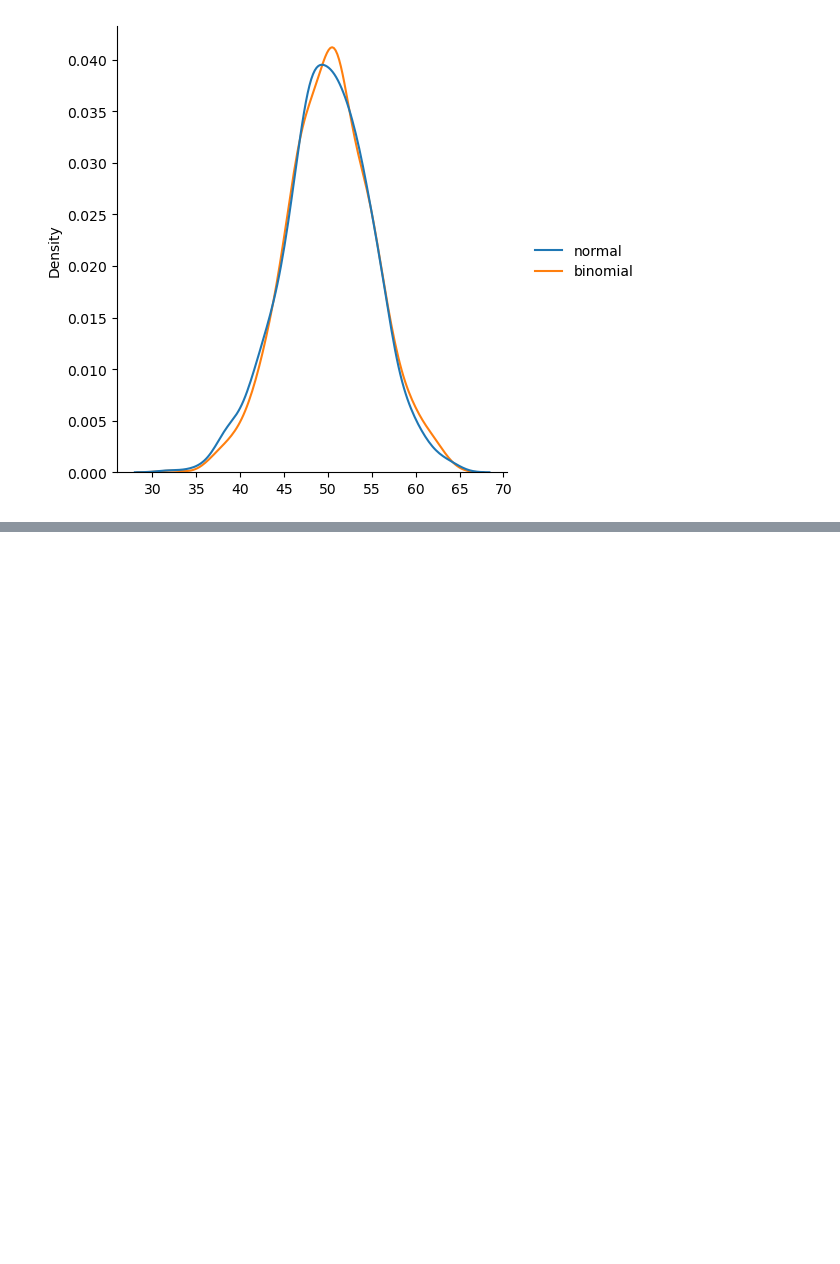
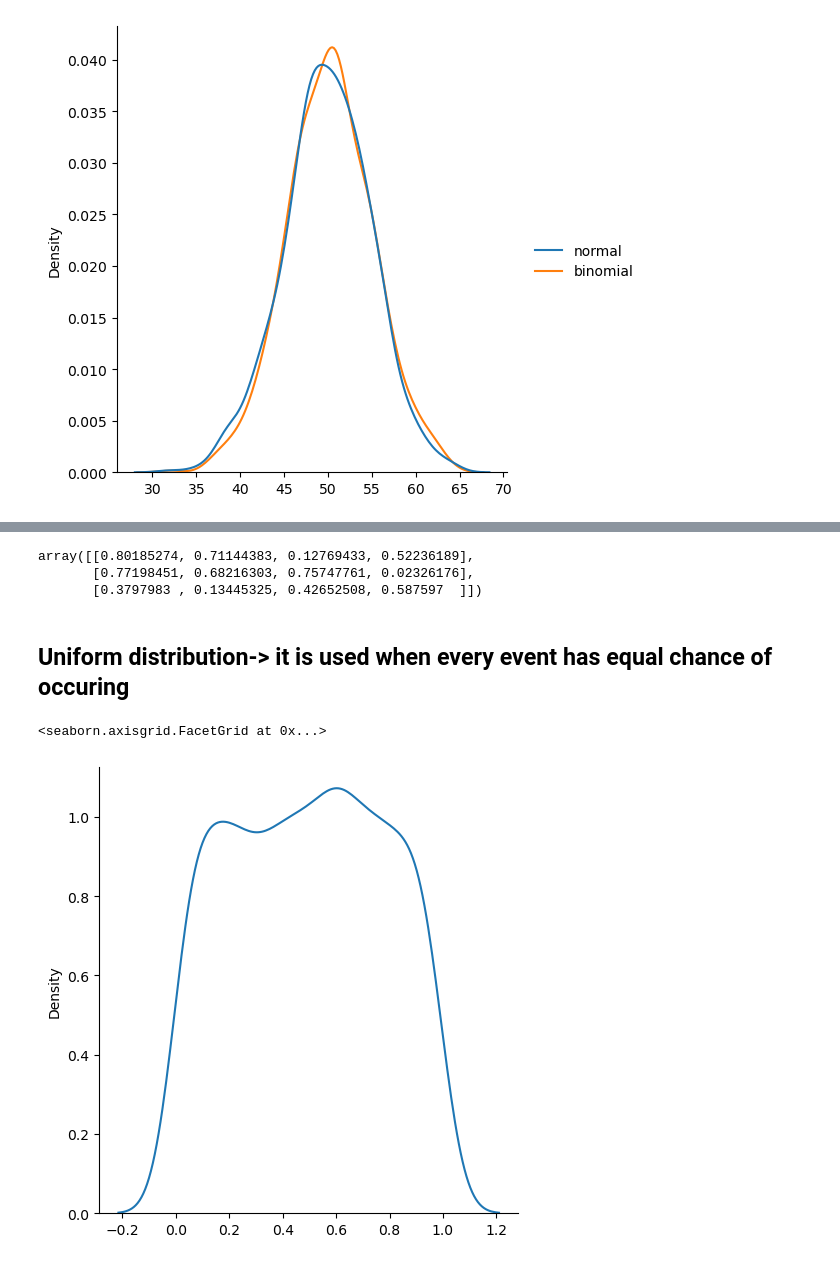
Before and after one commit to aniket15111/python_learning, a Jupyter notebook: Day14/numpy.ipynb, the cells around one changed output, grey strips where cells are left out. Saved outputs shown, nothing was run; the diff lists cells and outputs as text; code cells hidden in the pictures; blank space fills up the shorter version.

```diff
--- a/Day14/numpy.ipynb
+++ b/Day14/numpy.ipynb
@@ -496,0 +511,14 @@ plt.show()
+# %%
+x=random.uniform(low=0,high=1,size=(3,4))
+x
+# %% [output]
+array([[0.80185274, 0.71144383, 0.12769433, 0.52236189],
+       [0.77198451, 0.68216303, 0.75747761, 0.02326176],
+       [0.3797983 , 0.13445325, 0.42652508, 0.587597  ]])
+# %% [markdown]
+## Uniform distribution-> it is used when every event has equal chance of occuring
+# %%
+sns.displot(random.uniform(low=0,high=1,size=1000),kind='kde')
+# %% [output]
+<seaborn.axisgrid.FacetGrid at 0x...>
+[figure, added]
```
Also changed, not shown: parts of 36 cells of this notebook.
